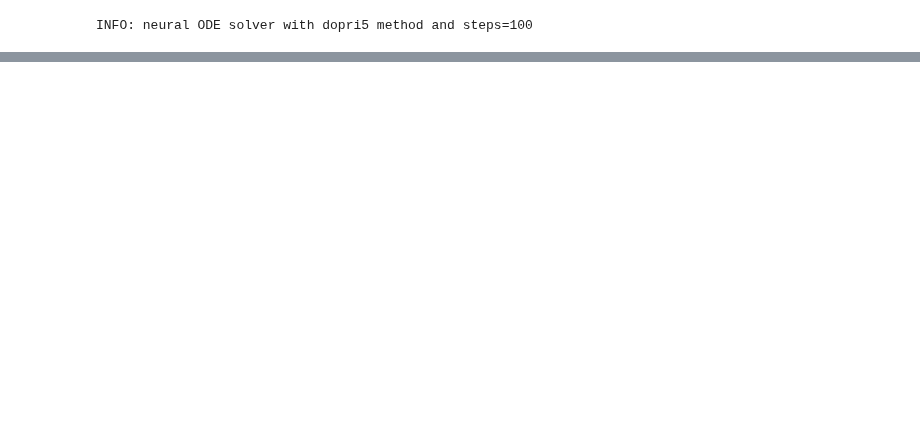
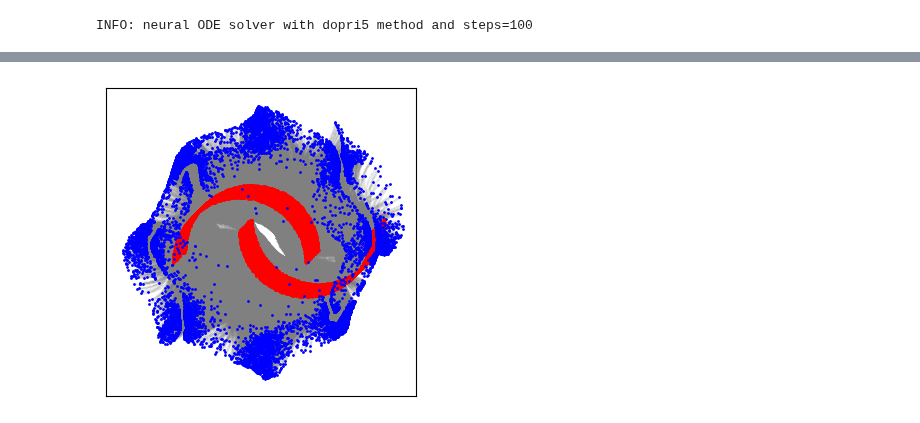
Before and after one commit to dfaroughy/DynGenModels, a Jupyter notebook: experiments/toys.ipynb, the cells around one changed output, grey strips where cells are left out. Saved outputs shown, nothing was run; the diff lists cells and outputs as text; code cells hidden in the pictures; blank space fills up the shorter version.

```diff
--- a/experiments/toys.ipynb
+++ b/experiments/toys.ipynb
@@ -254,0 +269,15 @@ plt.show()
+# %%
+import matplotlib.pyplot as plt
+
+fig, ax = plt.subplots(1,1, figsize=(4,4))
+for i in range(configs.num_sampling_steps):
+    plt.scatter(pipeline.trajectories[i][:,0], pipeline.trajectories[i][:,1], s=0.1, color='gray', alpha=0.2)
+plt.scatter(pipeline.trajectories[0][:,0], pipeline.trajectories[0][:,1], s=1, color='red')
+plt.scatter(pipeline.trajectories[-1][:,0], pipeline.trajectories[-1][:,1], s=1, color='blue')
+plt.xlim(-7,7)
+plt.ylim(-7,7)
+plt.xticks([])
+plt.yticks([])
+plt.show()
+# %% [output]
+[figure, added]
```
Also changed, not shown: parts of 16 cells of this notebook, 6 other files.
